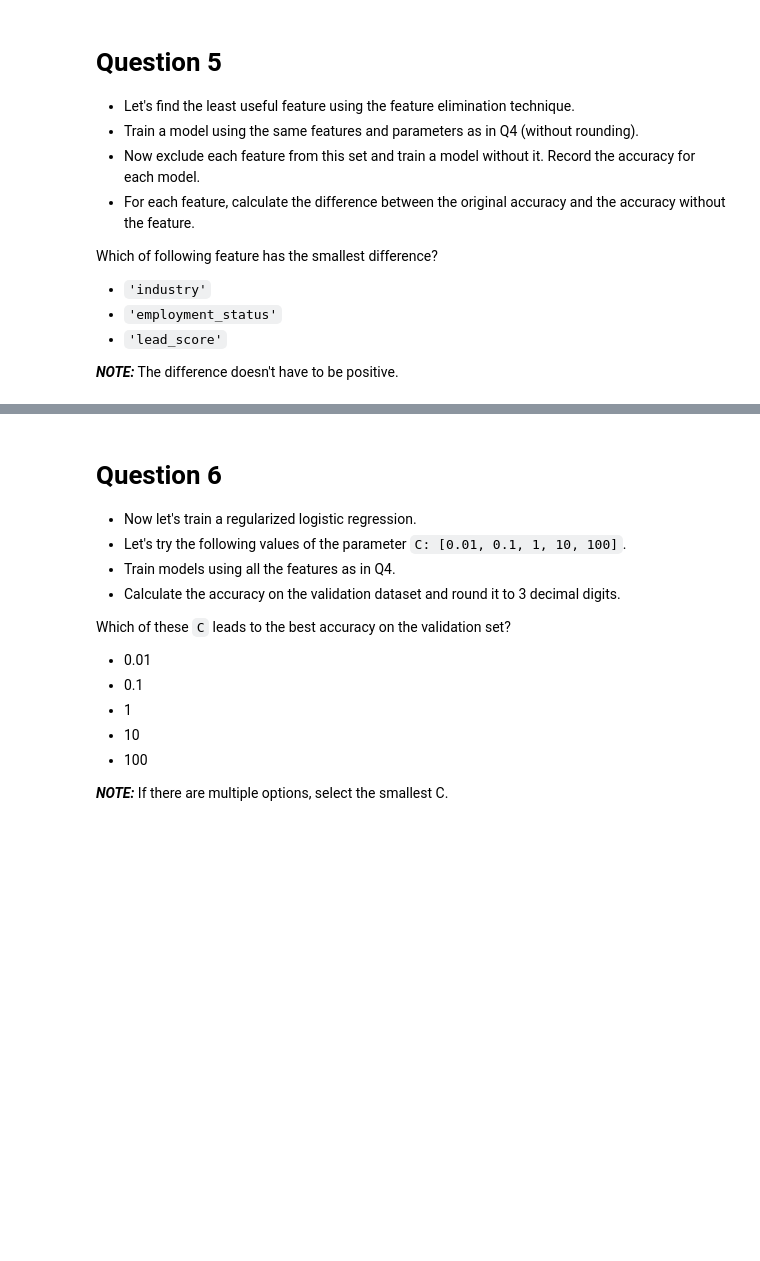
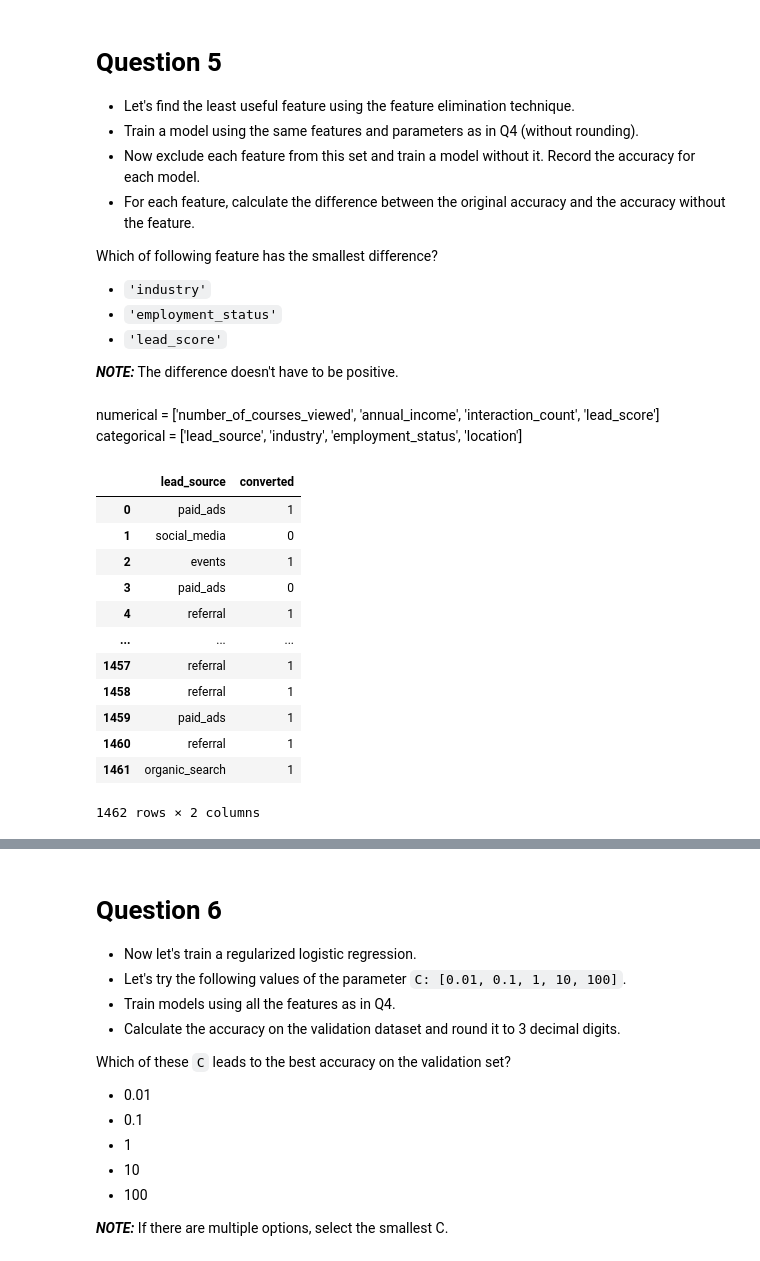
Before and after one commit to codeNHerz/ml-zoomcamp-coursework, a Jupyter notebook: 03-classification/homework_03.ipynb, the cells around one changed output, grey strips where cells are left out. Drawn from its saved outputs; the diff is of its cells as text; code cells hidden in the pictures; blank space fills up the shorter version.

```diff
--- a/03-classification/homework_03.ipynb
+++ b/03-classification/homework_03.ipynb
@@ -285,3 +436,22 @@ Which of following feature has the smallest difference?
 - `'lead_score'`
 
 **_NOTE:_** The difference doesn't have to be positive.
+# %% [markdown]
+numerical = ['number_of_courses_viewed', 'annual_income', 'interaction_count', 'lead_score']
+categorical = ['lead_source', 'industry', 'employment_status', 'location']
+# %%
+df[['lead_source', 'converted']]
+# %% [output]
+|  | lead_source | converted |
+| 0 | paid_ads | 1 |
+| 1 | social_media | 0 |
+| 2 | events | 1 |
+| 3 | paid_ads | 0 |
+| 4 | referral | 1 |
+| ... | ... | ... |
+| 1457 | referral | 1 |
+| 1458 | referral | 1 |
+| 1459 | paid_ads | 1 |
+| 1460 | referral | 1 |
+| 1461 | organic_search | 1 |
+1462 rows × 2 columns
```
Also changed, not shown: parts of 67 cells of this notebook, 1 other file.
